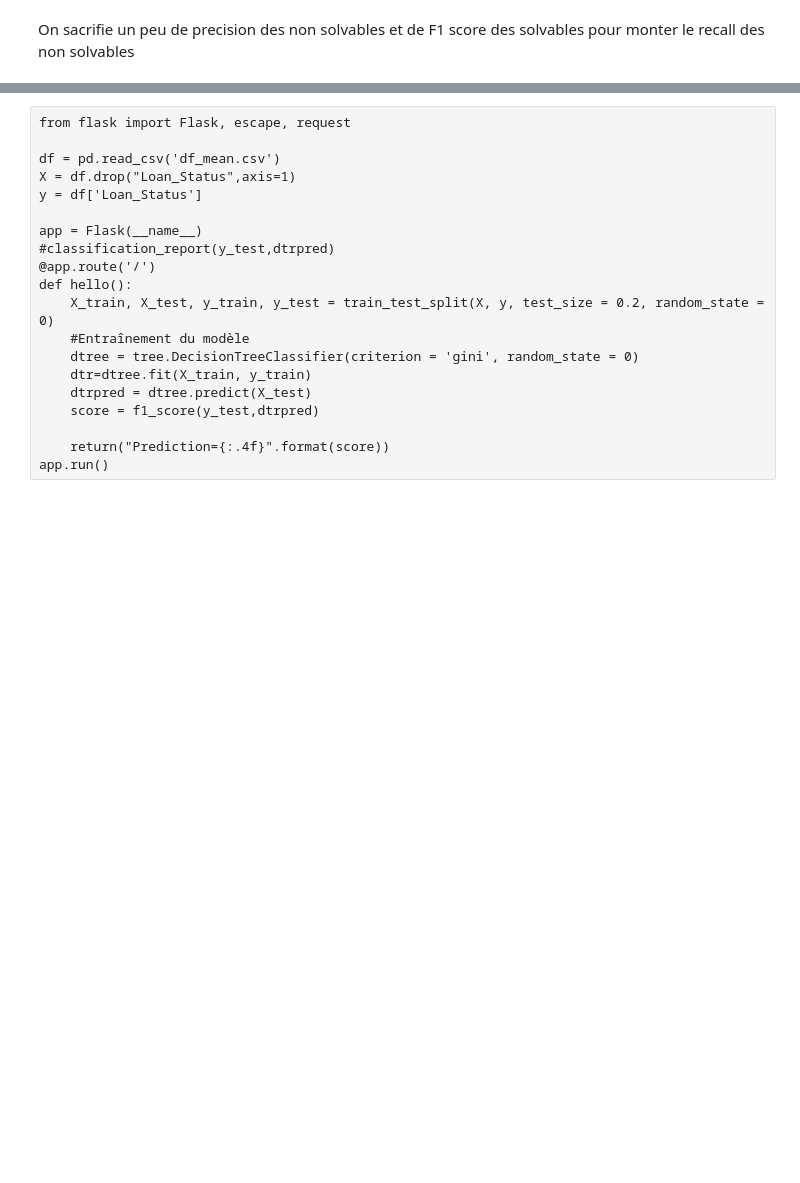
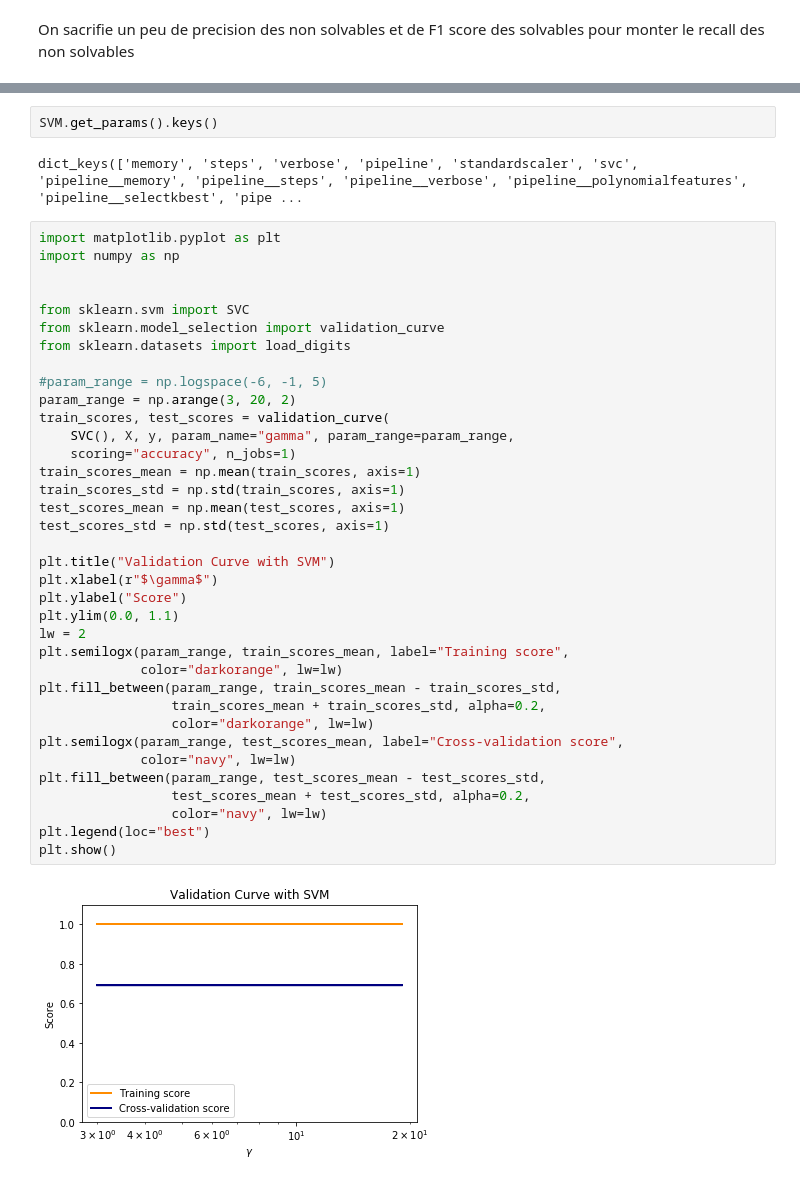
Before and after one commit to Noctwis/finances, a Jupyter notebook: P3/Projet Finance 3 Loan Status Modèlisation.ipynb, the cells around one changed output, grey strips where cells are left out. Cells and saved outputs as stored; diff of their text form; blank space fills up the shorter version.

```diff
--- a/P3/Projet Finance 3 Loan Status Modèlisation.ipynb
+++ b/P3/Projet Finance 3 Loan Status Modèlisation.ipynb
@@ -367,20 +368,42 @@ weighted avg       0.84      0.83      0.81       123
-# %% [raw]
-from flask import Flask, escape, request
-
-df = pd.read_csv('df_mean.csv')
-X = df.drop("Loan_Status",axis=1)
-y = df['Loan_Status']
-
-app = Flask(__name__)
-#classification_report(y_test,dtrpred)
-@app.route('/')
-def hello():
-    X_train, X_test, y_train, y_test = train_test_split(X, y, test_size = 0.2, random_state = 0)
-    #Entraînement du modèle
-    dtree = tree.DecisionTreeClassifier(criterion = 'gini', random_state = 0)
-    dtr=dtree.fit(X_train, y_train)
-    dtrpred = dtree.predict(X_test)
-    score = f1_score(y_test,dtrpred)
-
-    return("Prediction={:.4f}".format(score))
-app.run()
+# %%
+SVM.get_params().keys()
+# %% [output]
+dict_keys(['memory', 'steps', 'verbose', 'pipeline', 'standardscaler', 'svc', 'pipeline__memory', 'pipeline__steps', 'pipeline__verbose', 'pipeline__polynomialfeatures', 'pipeline__selectkbest', 'pipe ...
+# %%
+import matplotlib.pyplot as plt
+import numpy as np
+
+
+from sklearn.svm import SVC
+from sklearn.model_selection import validation_curve
+from sklearn.datasets import load_digits
+
+#param_range = np.logspace(-6, -1, 5)
+param_range = np.arange(3, 20, 2)
+train_scores, test_scores = validation_curve(
+    SVC(), X, y, param_name="gamma", param_range=param_range,
+    scoring="accuracy", n_jobs=1)
+train_scores_mean = np.mean(train_scores, axis=1)
+train_scores_std = np.std(train_scores, axis=1)
+test_scores_mean = np.mean(test_scores, axis=1)
+test_scores_std = np.std(test_scores, axis=1)
+
+plt.title("Validation Curve with SVM")
+plt.xlabel(r"$\gamma$")
+plt.ylabel("Score")
+plt.ylim(0.0, 1.1)
+lw = 2
+plt.semilogx(param_range, train_scores_mean, label="Training score",
+             color="darkorange", lw=lw)
+plt.fill_between(param_range, train_scores_mean - train_scores_std,
+                 train_scores_mean + train_scores_std, alpha=0.2,
+                 color="darkorange", lw=lw)
+plt.semilogx(param_range, test_scores_mean, label="Cross-validation score",
+             color="navy", lw=lw)
+plt.fill_between(param_range, test_scores_mean - test_scores_std,
+                 test_scores_mean + test_scores_std, alpha=0.2,
+                 color="navy", lw=lw)
+plt.legend(loc="best")
+plt.show()
+# %% [output]
+[figure, added]
```
Also changed, not shown: parts of 12 cells of this notebook, 18 other files.
